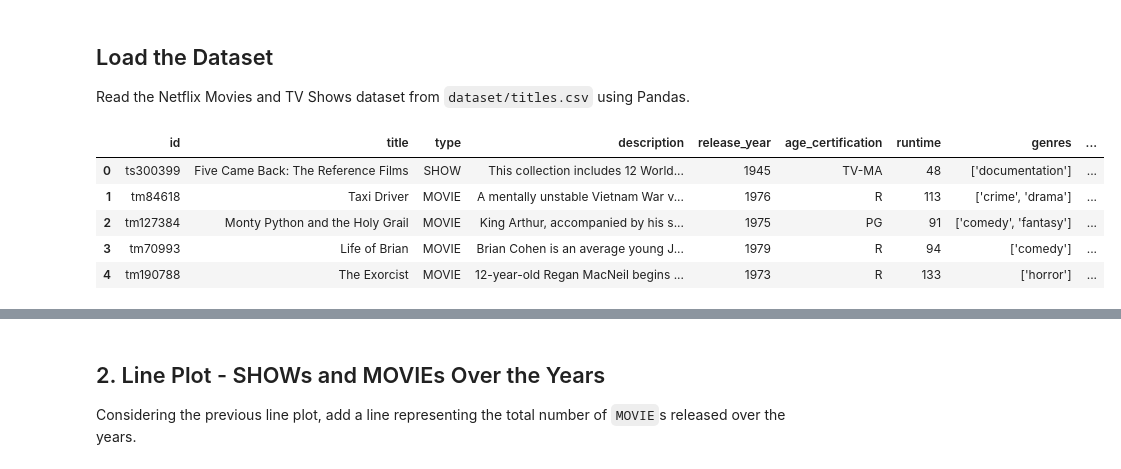
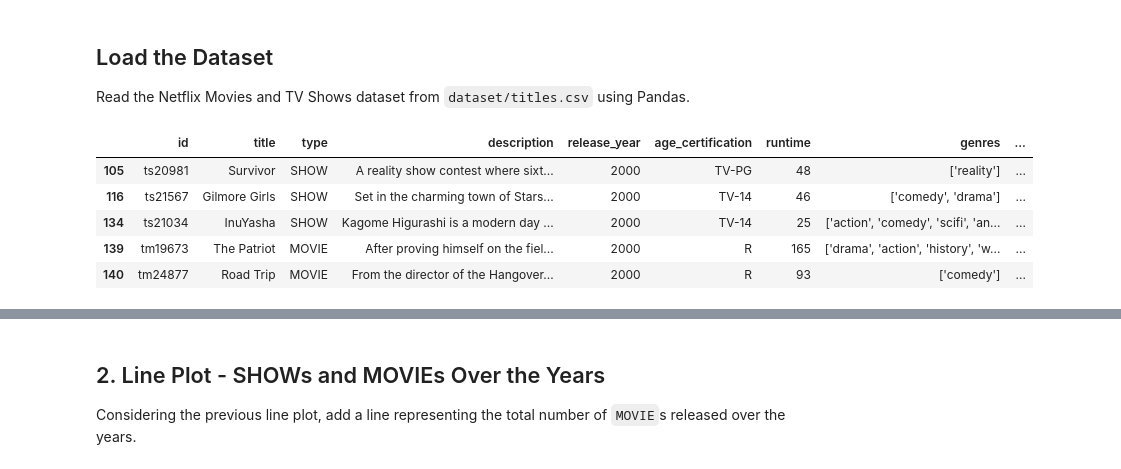
Before and after one commit to clementdumet/dm_web2026, a Jupyter notebook: exercise-03/[DM_WEB][Exercise03][22503475][Clement_Dumet].ipynb, the cells around one changed output, grey strips where cells are left out. Cells and saved outputs as stored; diff of their text form; code cells hidden in the pictures.

```diff
--- a/exercise-03/[DM_WEB][Exercise03][22503475][Clement_Dumet].ipynb
+++ b/exercise-03/[DM_WEB][Exercise03][22503475][Clement_Dumet].ipynb
@@ -18,15 +18,16 @@ Read the Netflix Movies and TV Shows dataset from `dataset/titles.csv` using Pan
 # %%
 # Write your solution here
 
 df = pd.read_csv("dataset/titles.csv")
+df = df[df["release_year"] >= 2000]
 df.head()
 # %% [output]
 |  | id | title | type | description | release_year | age_certification | runtime | genres | ... |
-| 0 | ts300399 | Five Came Back: The Reference Films | SHOW | This collection includes 12 World... | 1945 | TV-MA | 48 | ['documentation'] | ... |
-| 1 | tm84618 | Taxi Driver | MOVIE | A mentally unstable Vietnam War v... | 1976 | R | 113 | ['crime', 'drama'] | ... |
-| 2 | tm127384 | Monty Python and the Holy Grail | MOVIE | King Arthur, accompanied by his s... | 1975 | PG | 91 | ['comedy', 'fantasy'] | ... |
-| 3 | tm70993 | Life of Brian | MOVIE | Brian Cohen is an average young J... | 1979 | R | 94 | ['comedy'] | ... |
-| 4 | tm190788 | The Exorcist | MOVIE | 12-year-old Regan MacNeil begins ... | 1973 | R | 133 | ['horror'] | ... |
+| 105 | ts20981 | Survivor | SHOW | A reality show contest where sixt... | 2000 | TV-PG | 48 | ['reality'] | ... |
+| 116 | ts21567 | Gilmore Girls | SHOW | Set in the charming town of Stars... | 2000 | TV-14 | 46 | ['comedy', 'drama'] | ... |
+| 134 | ts21034 | InuYasha | SHOW | Kagome Higurashi is a modern day ... | 2000 | TV-14 | 25 | ['action', 'comedy', 'scifi', 'an... | ... |
+| 139 | tm19673 | The Patriot | MOVIE | After proving himself on the fiel... | 2000 | R | 165 | ['drama', 'action', 'history', 'w... | ... |
+| 140 | tm24877 | Road Trip | MOVIE | From the director of the Hangover... | 2000 | R | 93 | ['comedy'] | ... |
 # %% [markdown]
 ## 1. Line Plot - Number of SHOWs Over the Years
 
```
Also changed, not shown: parts of 11 cells of this notebook, 1 other file.
